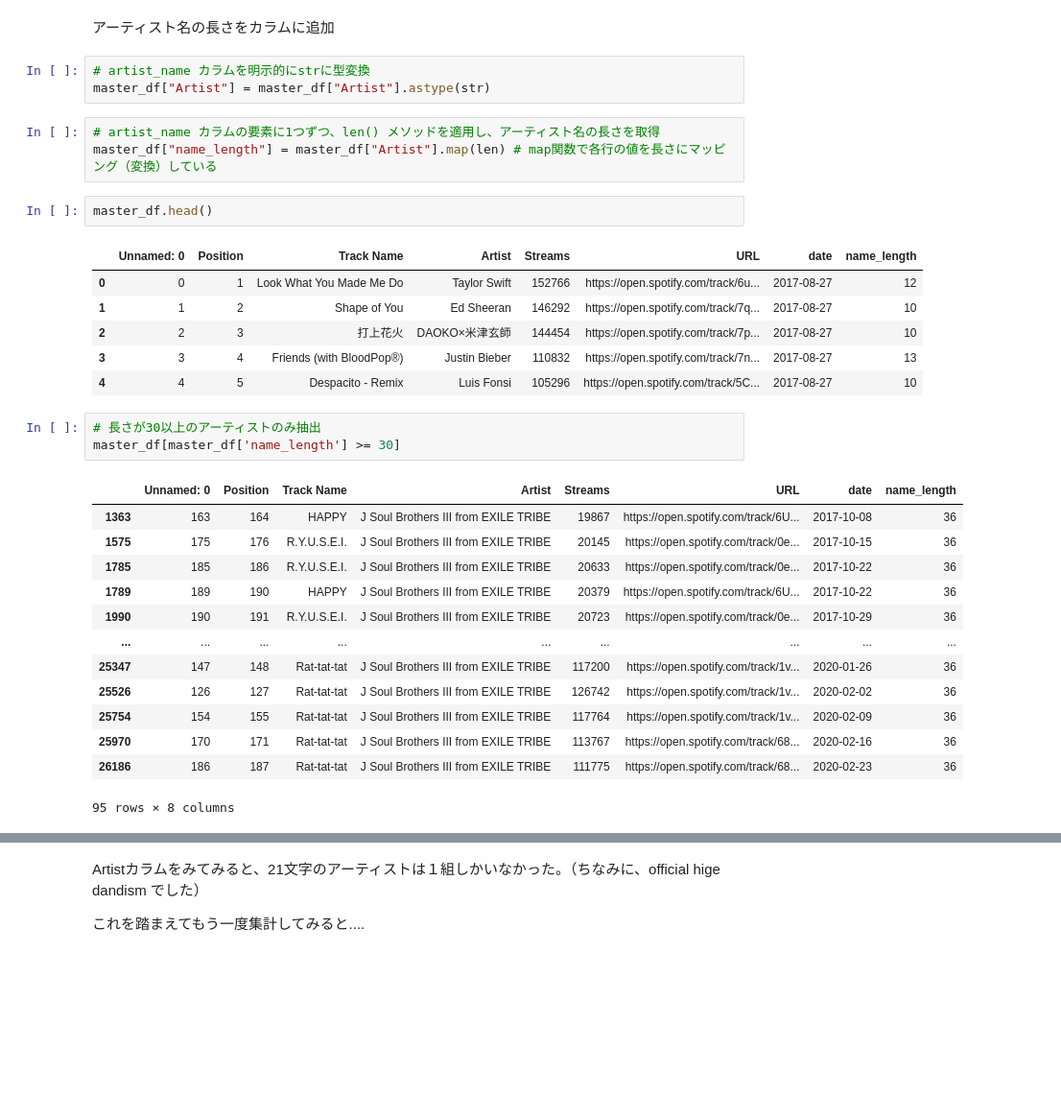
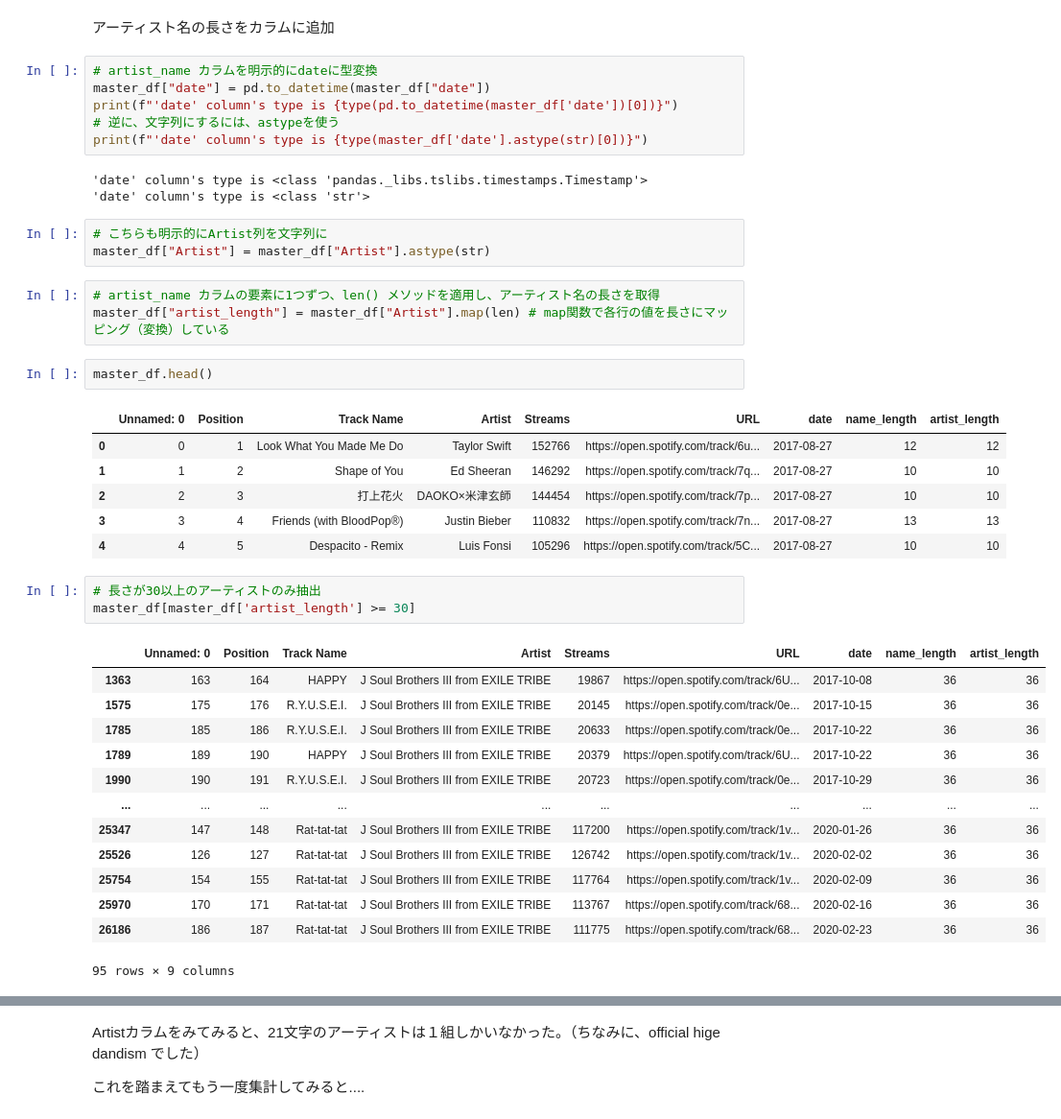
Before and after one commit to loverico/python_lecture, a Jupyter notebook: [Python講座]第2回CSVファイルのデータを可視化する.ipynb, the cells around one changed output, grey strips where cells are left out. Shown at 96% size. Cells and saved outputs as stored; diff of their text form; blank space fills up the shorter version.

```diff
--- a/[Python講座]第2回CSVファイルのデータを可視化する.ipynb
+++ b/[Python講座]第2回CSVファイルのデータを可視化する.ipynb
@@ -204,37 +215,46 @@ master_df[['Track Name', 'Artist']].head()
 | 4 | Despacito - Remix | Luis Fonsi |
 # %% [markdown]
 アーティスト名の長さをカラムに追加
+# %%
+# artist_name カラムを明示的にdateに型変換
+master_df["date"] = pd.to_datetime(master_df["date"])
+print(f"'date' column's type is {type(pd.to_datetime(master_df['date'])[0])}")
+# 逆に、文字列にするには、astypeを使う
+print(f"'date' column's type is {type(master_df['date'].astype(str)[0])}")
+# %% [output]
+'date' column's type is <class 'pandas._libs.tslibs.timestamps.Timestamp'>
+'date' column's type is <class 'str'>
 # %%
-# artist_name カラムを明示的にstrに型変換
+# こちらも明示的にArtist列を文字列に
 master_df["Artist"] = master_df["Artist"].astype(str)
 # %%
 # artist_name カラムの要素に1つずつ、len() メソッドを適用し、アーティスト名の長さを取得
-master_df["name_length"] = master_df["Artist"].map(len) # map関数で各行の値を長さにマッピング（変換）している
+master_df["artist_length"] = master_df["Artist"].map(len) # map関数で各行の値を長さにマッピング（変換）している
 # %%
 master_df.head()
 # %% [output]
-|  | Unnamed: 0 | Position | Track Name | Artist | Streams | URL | date | name_length |
-| 0 | 0 | 1 | Look What You Made Me Do | Taylor Swift | 152766 | https://open.spotify.com/track/6u... | 2017-08-27 | 12 |
-| 1 | 1 | 2 | Shape of You | Ed Sheeran | 146292 | https://open.spotify.com/track/7q... | 2017-08-27 | 10 |
-| 2 | 2 | 3 | 打上花火 | DAOKO×米津玄師 | 144454 | https://open.spotify.com/track/7p... | 2017-08-27 | 10 |
-| 3 | 3 | 4 | Friends (with BloodPop®) | Justin Bieber | 110832 | https://open.spotify.com/track/7n... | 2017-08-27 | 13 |
-| 4 | 4 | 5 | Despacito - Remix | Luis Fonsi | 105296 | https://open.spotify.com/track/5C... | 2017-08-27 | 10 |
+|  | Unnamed: 0 | Position | Track Name | Artist | Streams | URL | date | name_length | artist_length |
+| 0 | 0 | 1 | Look What You Made Me Do | Taylor Swift | 152766 | https://open.spotify.com/track/6u... | 2017-08-27 | 12 | 12 |
+| 1 | 1 | 2 | Shape of You | Ed Sheeran | 146292 | https://open.spotify.com/track/7q... | 2017-08-27 | 10 | 10 |
+| 2 | 2 | 3 | 打上花火 | DAOKO×米津玄師 | 144454 | https://open.spotify.com/track/7p... | 2017-08-27 | 10 | 10 |
+| 3 | 3 | 4 | Friends (with BloodPop®) | Justin Bieber | 110832 | https://open.spotify.com/track/7n... | 2017-08-27 | 13 | 13 |
+| 4 | 4 | 5 | Despacito - Remix | Luis Fonsi | 105296 | https://open.spotify.com/track/5C... | 2017-08-27 | 10 | 10 |
 # %%
 # 長さが30以上のアーティストのみ抽出
-master_df[master_df['name_length'] >= 30]
+master_df[master_df['artist_length'] >= 30]
 # %% [output]
-|  | Unnamed: 0 | Position | Track Name | Artist | Streams | URL | date | name_length |
-| 1363 | 163 | 164 | HAPPY | J Soul Brothers III from EXILE TRIBE | 19867 | https://open.spotify.com/track/6U... | 2017-10-08 | 36 |
-| 1575 | 175 | 176 | R.Y.U.S.E.I. | J Soul Brothers III from EXILE TRIBE | 20145 | https://open.spotify.com/track/0e... | 2017-10-15 | 36 |
-| 1785 | 185 | 186 | R.Y.U.S.E.I. | J Soul Brothers III from EXILE TRIBE | 20633 | https://open.spotify.com/track/0e... | 2017-10-22 | 36 |
-| 1789 | 189 | 190 | HAPPY | J Soul Brothers III from EXILE TRIBE | 20379 | https://open.spotify.com/track/6U... | 2017-10-22 | 36 |
-| 1990 | 190 | 191 | R.Y.U.S.E.I. | J Soul Brothers III from EXILE TRIBE | 20723 | https://open.spotify.com/track/0e... | 2017-10-29 | 36 |
-| ... | ... | ... | ... | ... | ... | ... | ... | ... |
-| 25347 | 147 | 148 | Rat-tat-tat | J Soul Brothers III from EXILE TRIBE | 117200 | https://open.spotify.com/track/1v... | 2020-01-26 | 36 |
-| 25526 | 126 | 127 | Rat-tat-tat | J Soul Brothers III from EXILE TRIBE | 126742 | https://open.spotify.com/track/1v... | 2020-02-02 | 36 |
-| 25754 | 154 | 155 | Rat-tat-tat | J Soul Brothers III from EXILE TRIBE | 117764 | https://open.spotify.com/track/1v... | 2020-02-09 | 36 |
-| 25970 | 170 | 171 | Rat-tat-tat | J Soul Brothers III from EXILE TRIBE | 113767 | https://open.spotify.com/track/68... | 2020-02-16 | 36 |
-| 26186 | 186 | 187 | Rat-tat-tat | J Soul Brothers III from EXILE TRIBE | 111775 | https://open.spotify.com/track/68... | 2020-02-23 | 36 |
+|  | Unnamed: 0 | Position | Track Name | Artist | Streams | URL | date | name_length | artist_length |
+| 1363 | 163 | 164 | HAPPY | J Soul Brothers III from EXILE TRIBE | 19867 | https://open.spotify.com/track/6U... | 2017-10-08 | 36 | 36 |
+| 1575 | 175 | 176 | R.Y.U.S.E.I. | J Soul Brothers III from EXILE TRIBE | 20145 | https://open.spotify.com/track/0e... | 2017-10-15 | 36 | 36 |
+| 1785 | 185 | 186 | R.Y.U.S.E.I. | J Soul Brothers III from EXILE TRIBE | 20633 | https://open.spotify.com/track/0e... | 2017-10-22 | 36 | 36 |
+| 1789 | 189 | 190 | HAPPY | J Soul Brothers III from EXILE TRIBE | 20379 | https://open.spotify.com/track/6U... | 2017-10-22 | 36 | 36 |
+| 1990 | 190 | 191 | R.Y.U.S.E.I. | J Soul Brothers III from EXILE TRIBE | 20723 | https://open.spotify.com/track/0e... | 2017-10-29 | 36 | 36 |
+| ... | ... | ... | ... | ... | ... | ... | ... | ... | ... |
+| 25347 | 147 | 148 | Rat-tat-tat | J Soul Brothers III from EXILE TRIBE | 117200 | https://open.spotify.com/track/1v... | 2020-01-26 | 36 | 36 |
+| 25526 | 126 | 127 | Rat-tat-tat | J Soul Brothers III from EXILE TRIBE | 126742 | https://open.spotify.com/track/1v... | 2020-02-02 | 36 | 36 |
+| 25754 | 154 | 155 | Rat-tat-tat | J Soul Brothers III from EXILE TRIBE | 117764 | https://open.spotify.com/track/1v... | 2020-02-09 | 36 | 36 |
+| 25970 | 170 | 171 | Rat-tat-tat | J Soul Brothers III from EXILE TRIBE | 113767 | https://open.spotify.com/track/68... | 2020-02-16 | 36 | 36 |
+| 26186 | 186 | 187 | Rat-tat-tat | J Soul Brothers III from EXILE TRIBE | 111775 | https://open.spotify.com/track/68... | 2020-02-23 | 36 | 36 |
-95 rows × 8 columns
+95 rows × 9 columns
 # %%
 # ブラケット内ではこのようになっている、
```
Also changed, not shown: parts of 58 cells of this notebook.
